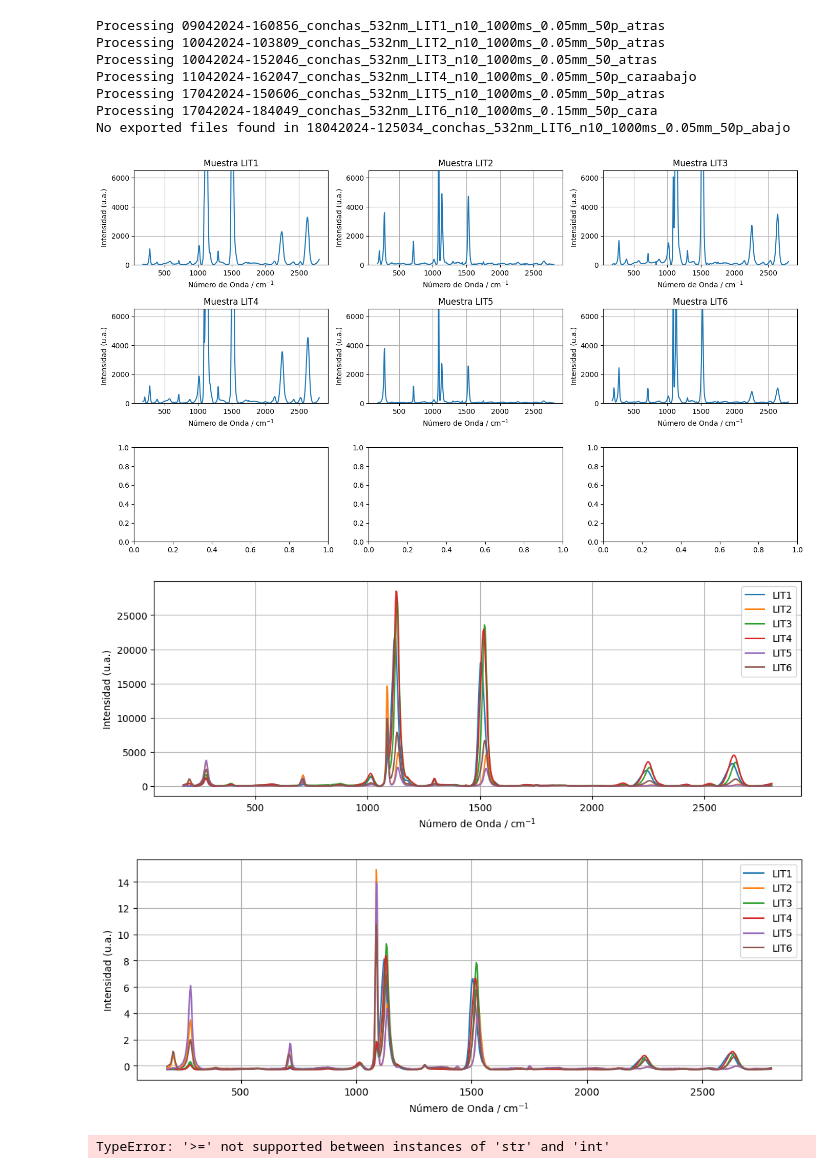
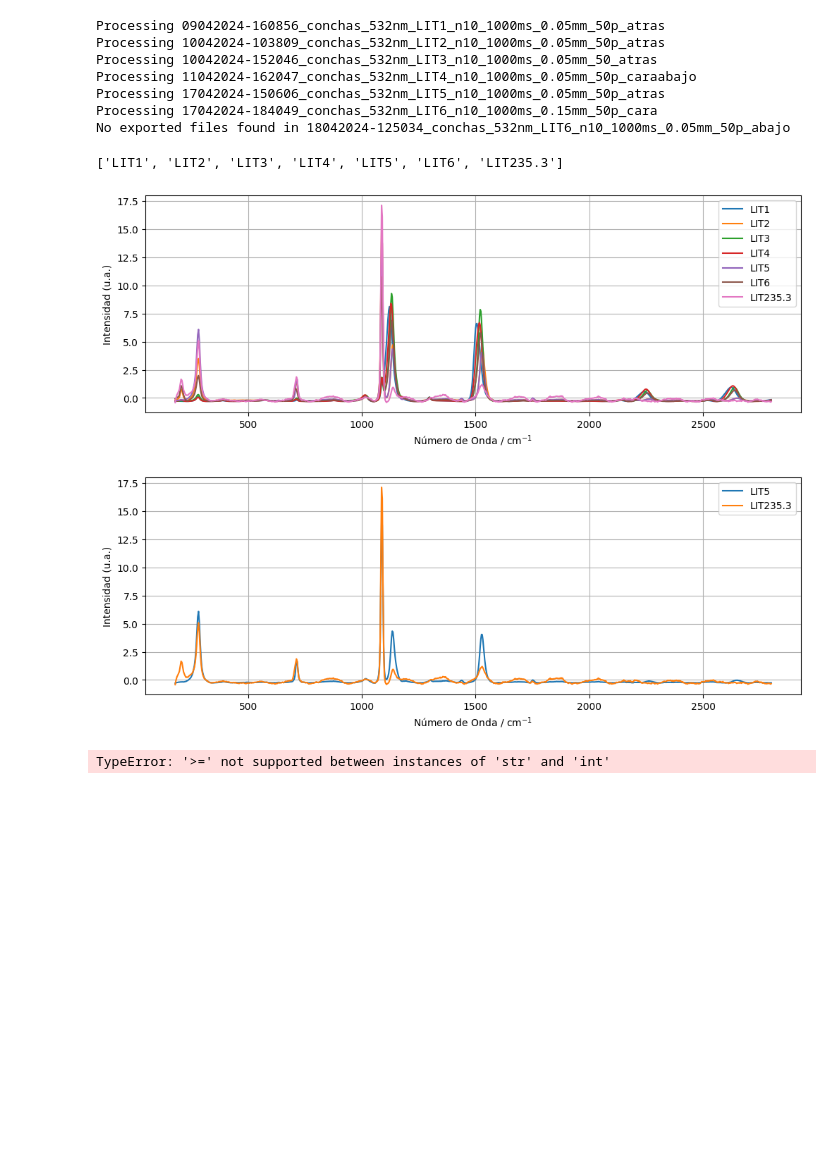
Before and after one commit to andreaperezasen/TFM-ML-Raman-Conchas-Arqueologicas, a Jupyter notebook: Code/Notebooks/procesado_sonda532nm.ipynb, the cells around one changed output. Drawn from its saved outputs; the diff is of its cells as text; code cells hidden in the pictures; blank space fills up the shorter version.

```diff
--- a/Code/Notebooks/procesado_sonda532nm.ipynb
+++ b/Code/Notebooks/procesado_sonda532nm.ipynb
@@ -116,9 +191,18 @@ def SNV(input_data):
     data_12 = input_data.sub(input_data.mean(axis=1), axis=0)
     data_snv = data_12.div(input_data.std(axis=1), axis=0)
     return data_snv
+
+df_test = pd.read_csv("D:\OneDrive - UNICAN\ResumenPreprocesado\data_preproc.csv", index_col=[0,1,2,3,4,5,6])
+# %%
+df_test_snv = SNV(df_test)
+# %%
+muestras_df_test = df_test_snv.index.get_level_values(0).unique()
+# %%
+muestras_df_test.tolist()
+# %% [output]
+['LIT1', 'LIT2', 'LIT3', 'LIT4', 'LIT5', 'LIT6', 'LIT235.3']
 # %%
 
-data_preproc[0]
 
 ###################### Espectros medios TODOS #####################
 
@@ -152,43 +236,38 @@ def avg_spectrum_all(data, muestras):
     # Muestra los subplots
     plt.show()
 
-avg_spectrum_all(data_preproc[0], muestras = data_preproc[2])
 
-def avg_spectrum (data,
-                  muestras ):
+def avg_spectrum (data, muestras ):
 
 
   plt.figure(figsize=(12, 4))
 
   for i, muestra in enumerate(muestras):
     data_muestra = data[data.index.get_level_values('Muestra') == f'{muestra}']
     wavenumber = data_muestra.columns.get_level_values(0).astype(float)
     # Calculamos las intensidades medias para cada numero de onda
     mean_intensity = data_muestra.mean(axis=0)
 
     # Representa el espectro medio con el color correspondiente
     plt.plot(wavenumber, mean_intensity, label=f'{muestra}')
 
   # Etiquetas y título para el gráfico
   plt.xlabel("Número de Onda / cm$^{-1}$ ")
   plt.ylabel('Intensidad (u.a.)')
 
 
   plt.legend()
   plt.grid(True)
 
 
   plt.show()
 
-avg_spectrum(data_preproc[0], muestras = data_preproc[2])
+avg_spectrum(df_test_snv, muestras_df_test.tolist())
 
-
-data_preproc_nornamilized = SNV(data_preproc[0])
-avg_spectrum(data_preproc_nornamilized, muestras = data_preproc[2])
+avg_spectrum(df_test_snv, ["LIT5", "LIT235.3"])
 # %% [output]
-[figure, old version]
+[figure, new version]
-[figure, old version]
+[figure, new version]
-[figure, removed]
 # %%
 
 class WhittakerSmoother(object):
```
Also changed, not shown: parts of 7 cells of this notebook, 2 other files.
